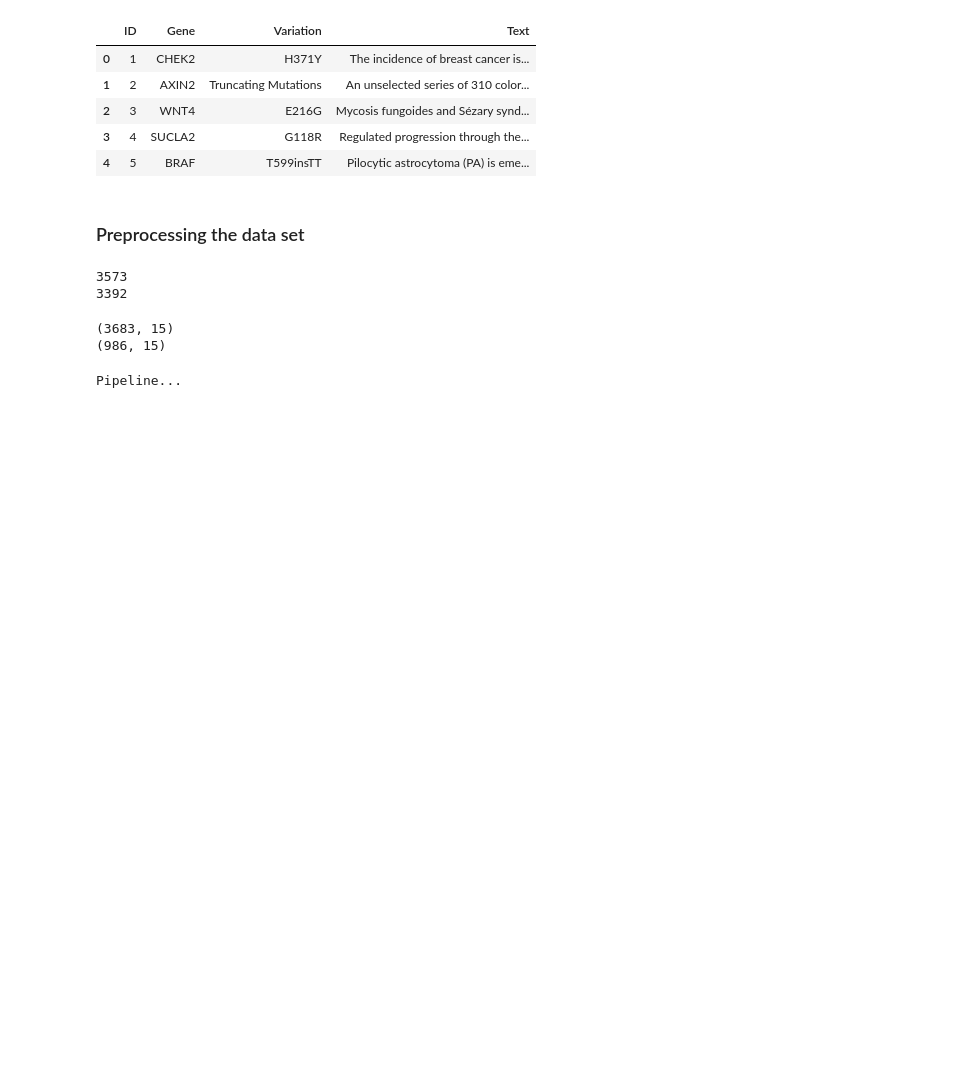
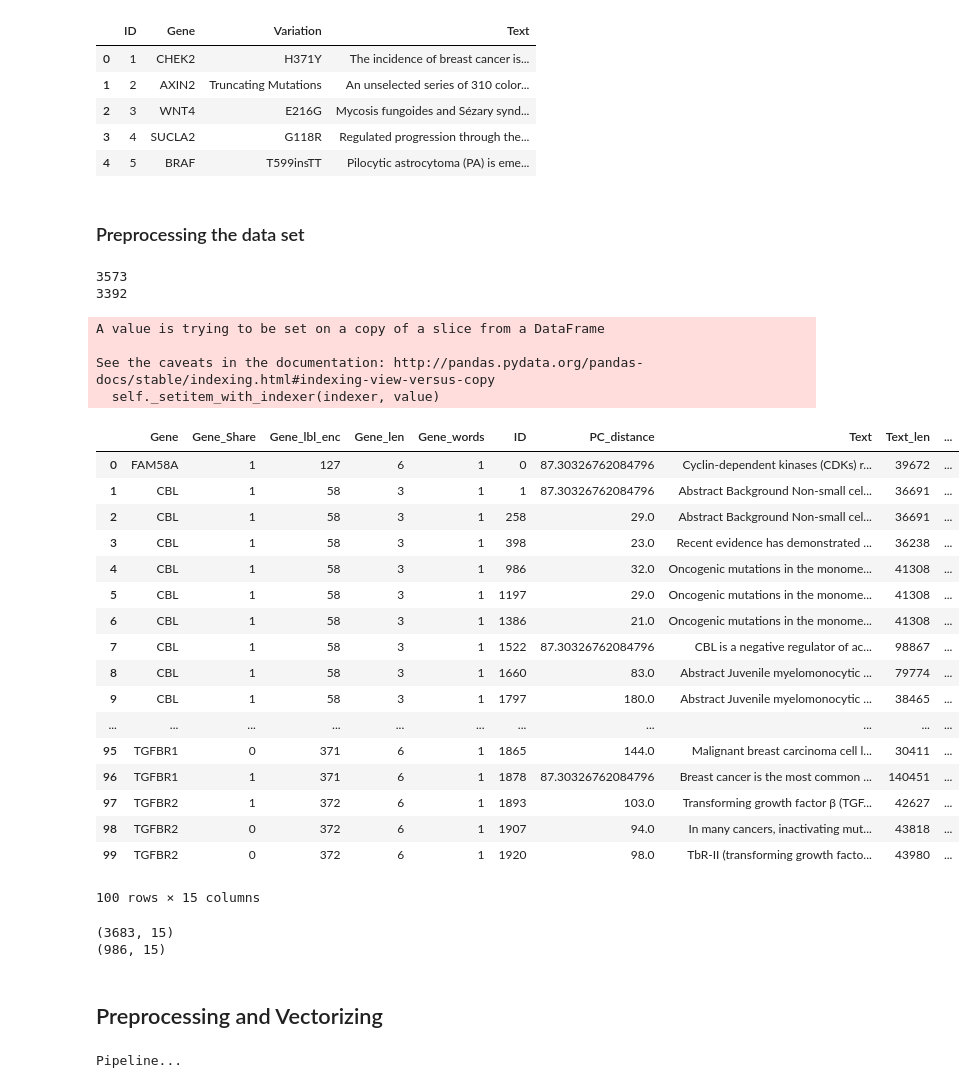
Before and after one commit to RBendias/personalized-medicine-project, a Jupyter notebook: develop/2018_05-09_rb_preprocessing_and_pipeline-without_shuffling-with_additional_features.ipynb, the cells around one changed output. Saved outputs shown, nothing was run; the diff lists cells and outputs as text; code cells hidden in the pictures; blank space fills up the shorter version.

Commit message:
add df_all.head

```diff
--- a/develop/2018_05-09_rb_preprocessing_and_pipeline-without_shuffling-with_additional_features.ipynb
+++ b/develop/2018_05-09_rb_preprocessing_and_pipeline-without_shuffling-with_additional_features.ipynb
@@ -160,8 +160,9 @@ ph_distances = pd.read_csv("../utils/physiochem.csv", sep=';')
 ph_distances = ph_distances.set_index('Unnamed: 0')
 PC_distance= df_all[['variant_letter_first', 'variant_letter_last']].apply(lambda x: finddistance(x[0],x[1]), axis=1)
 meanv=np.mean(PC_distance)
-PC_distance[np.isnan(PC_distance)]=meanv
-df_all['PC_distance'] = normalize(PC_distance.values.reshape(-1, 1), axis=0)
+#PC_distance[np.isnan(PC_distance)]=meanv
+df_all['PC_distance'] = PC_distance
+df_all['PC_distance'].loc[df_all['PC_distance'].isnull()] = meanv
 df_all = df_all.drop(["simple_variation_pattern",'location_number', 'variant_letter_first','variant_letter_last' ], axis=1,)
 df_all = df_all.astype(str)
 
@@ -201,12 +202,39 @@ class cust_txt_col(sklearn.base.BaseEstimator, sklearn.base.TransformerMixin):
 # %% [output]
 3573
 3392
+A value is trying to be set on a copy of a slice from a DataFrame
+
+See the caveats in the documentation: http://pandas.pydata.org/pandas-docs/stable/indexing.html#indexing-view-versus-copy
+  self._setitem_with_indexer(indexer, value)
+# %%
+df_all.head(100)
+# %% [output]
+|  | Gene | Gene_Share | Gene_lbl_enc | Gene_len | Gene_words | ID | PC_distance | Text | Text_len | ... |
+| 0 | FAM58A | 1 | 127 | 6 | 1 | 0 | 87.30326762084796 | Cyclin-dependent kinases (CDKs) r... | 39672 | ... |
+| 1 | CBL | 1 | 58 | 3 | 1 | 1 | 87.30326762084796 | Abstract Background Non-small cel... | 36691 | ... |
+| 2 | CBL | 1 | 58 | 3 | 1 | 258 | 29.0 | Abstract Background Non-small cel... | 36691 | ... |
+| 3 | CBL | 1 | 58 | 3 | 1 | 398 | 23.0 | Recent evidence has demonstrated ... | 36238 | ... |
+| 4 | CBL | 1 | 58 | 3 | 1 | 986 | 32.0 | Oncogenic mutations in the monome... | 41308 | ... |
+| 5 | CBL | 1 | 58 | 3 | 1 | 1197 | 29.0 | Oncogenic mutations in the monome... | 41308 | ... |
+| 6 | CBL | 1 | 58 | 3 | 1 | 1386 | 21.0 | Oncogenic mutations in the monome... | 41308 | ... |
+| 7 | CBL | 1 | 58 | 3 | 1 | 1522 | 87.30326762084796 | CBL is a negative regulator of ac... | 98867 | ... |
+| 8 | CBL | 1 | 58 | 3 | 1 | 1660 | 83.0 | Abstract Juvenile myelomonocytic ... | 79774 | ... |
+| 9 | CBL | 1 | 58 | 3 | 1 | 1797 | 180.0 | Abstract Juvenile myelomonocytic ... | 38465 | ... |
+| ... | ... | ... | ... | ... | ... | ... | ... | ... | ... | ... |
+| 95 | TGFBR1 | 0 | 371 | 6 | 1 | 1865 | 144.0 | Malignant breast carcinoma cell l... | 30411 | ... |
+| 96 | TGFBR1 | 1 | 371 | 6 | 1 | 1878 | 87.30326762084796 | Breast cancer is the most common ... | 140451 | ... |
+| 97 | TGFBR2 | 1 | 372 | 6 | 1 | 1893 | 103.0 | Transforming growth factor β (TGF... | 42627 | ... |
+| 98 | TGFBR2 | 0 | 372 | 6 | 1 | 1907 | 94.0 | In many cancers, inactivating mut... | 43818 | ... |
+| 99 | TGFBR2 | 0 | 372 | 6 | 1 | 1920 | 98.0 | TbR-II (transforming growth facto... | 43980 | ... |
+100 rows × 15 columns
 # %%
 train = df_all.iloc[:len(train)]; print(train.shape)
 test = df_all.iloc[len(train):]; print(test.shape)
 # %% [output]
 (3683, 15)
 (986, 15)
+# %% [markdown]
+## Preprocessing and Vectorizing
 # %%
 print('Pipeline...')
 fp = pipeline.Pipeline([
```
Also changed, not shown: 1 other file.
